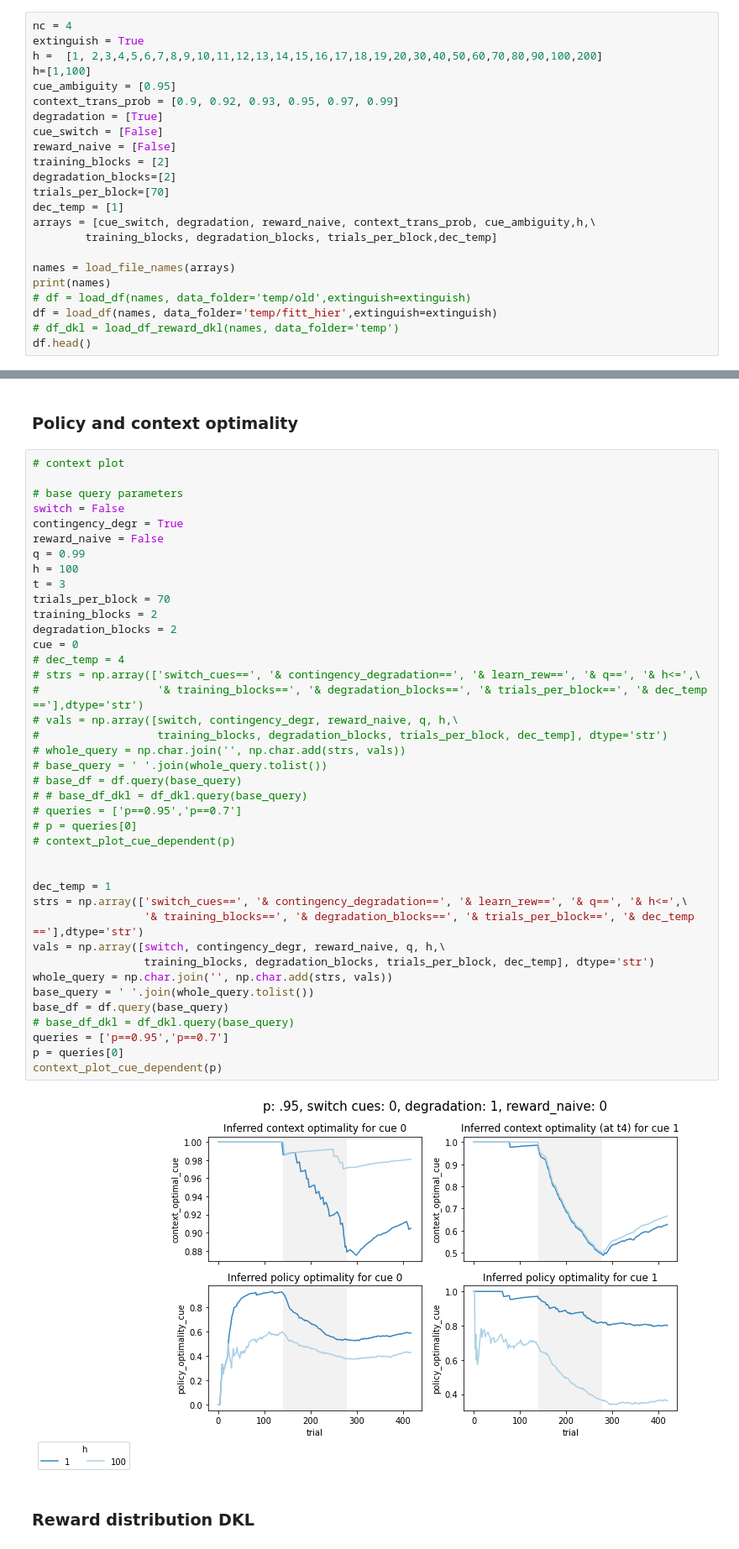
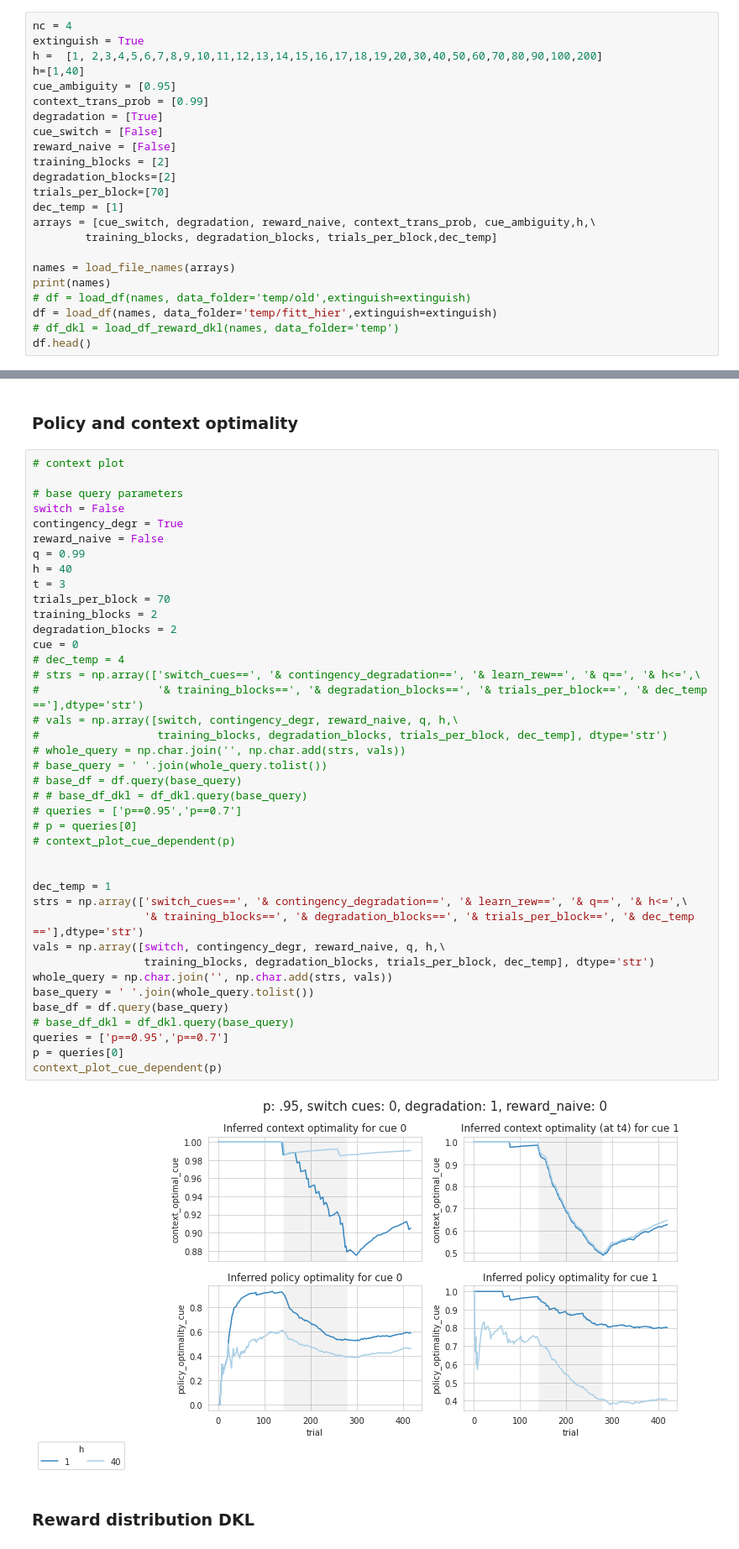
Before and after one commit to terraregina/BalancingControl, a Jupyter notebook: two_seq_analysis.ipynb, the cells around one changed output, grey strips where cells are left out. Shown at 84% size. Saved outputs shown, nothing was run; the diff lists cells and outputs as text.

```diff
--- a/two_seq_analysis.ipynb
+++ b/two_seq_analysis.ipynb
@@ -738,9 +749,9 @@ df.head()
 nc = 4
 extinguish = True
 h =  [1, 2,3,4,5,6,7,8,9,10,11,12,13,14,15,16,17,18,19,20,30,40,50,60,70,80,90,100,200]
-h=[1,100]
+h=[1,40]
 cue_ambiguity = [0.95]
-context_trans_prob = [0.9, 0.92, 0.93, 0.95, 0.97, 0.99]
+context_trans_prob = [0.99]
 degradation = [True]
 cue_switch = [False]
 reward_naive = [False]
@@ -778,40 +789,40 @@ switch = False
 contingency_degr = True
 reward_naive = False
 q = 0.99
-h = 100
+h = 40
 t = 3
 trials_per_block = 70
 training_blocks = 2
 degradation_blocks = 2
 cue = 0
 # dec_temp = 4
 # strs = np.array(['switch_cues==', '& contingency_degradation==', '& learn_rew==', '& q==', '& h<=',\
 #                  '& training_blocks==', '& degradation_blocks==', '& trials_per_block==', '& dec_temp =='],dtype='str')
 # vals = np.array([switch, contingency_degr, reward_naive, q, h,\
 #                  training_blocks, degradation_blocks, trials_per_block, dec_temp], dtype='str')
 # whole_query = np.char.join('', np.char.add(strs, vals))
 # base_query = ' '.join(whole_query.tolist())
 # base_df = df.query(base_query)
 # # base_df_dkl = df_dkl.query(base_query)
 # queries = ['p==0.95','p==0.7']
 # p = queries[0]
 # context_plot_cue_dependent(p)
 
 
 dec_temp = 1
 strs = np.array(['switch_cues==', '& contingency_degradation==', '& learn_rew==', '& q==', '& h<=',\
                  '& training_blocks==', '& degradation_blocks==', '& trials_per_block==', '& dec_temp =='],dtype='str')
 vals = np.array([switch, contingency_degr, reward_naive, q, h,\
                  training_blocks, degradation_blocks, trials_per_block, dec_temp], dtype='str')
 whole_query = np.char.join('', np.char.add(strs, vals))
 base_query = ' '.join(whole_query.tolist())
 base_df = df.query(base_query)
 # base_df_dkl = df_dkl.query(base_query)
 queries = ['p==0.95','p==0.7']
 p = queries[0]
 context_plot_cue_dependent(p)
 # %% [output]
-[figure, old version]
+[figure, new version]
 # %% [markdown]
 ### Reward distribution DKL
 # %%
```
Also changed, not shown: parts of 8 cells of this notebook, 6 other files.
